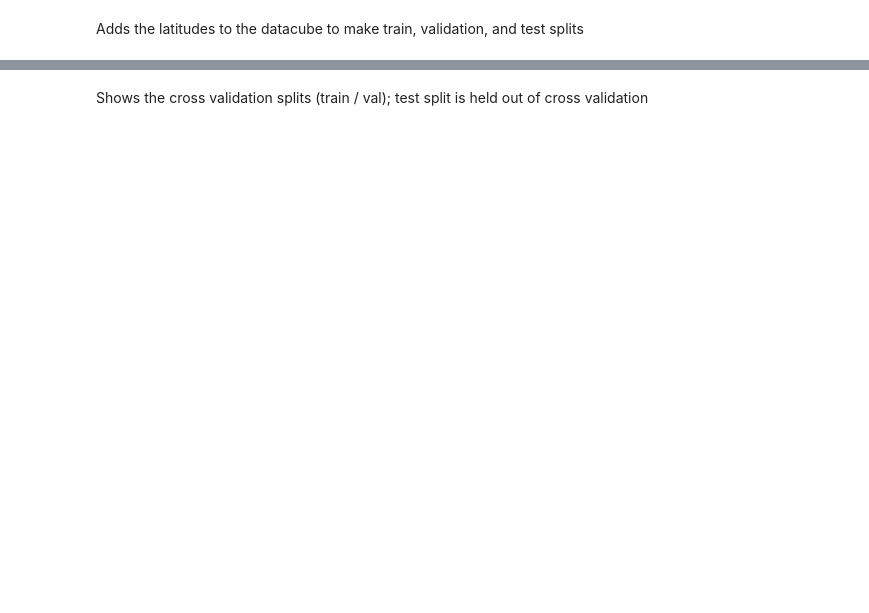
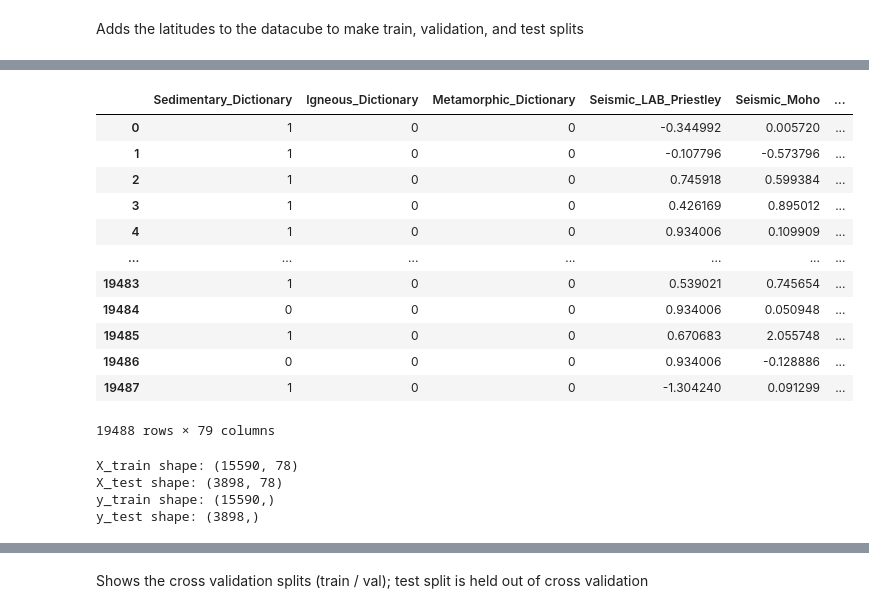
Before and after one commit to DARPA-CRITICALMAAS/sri-ta3-baselines, a Jupyter notebook: MVT_Deposit_GBM_preferred.ipynb, the cells around one changed output, grey strips where cells are left out. Saved outputs shown, nothing was run; the diff lists cells and outputs as text; code cells hidden in the pictures; blank space fills up the shorter version.

```diff
--- a/MVT_Deposit_GBM_preferred.ipynb
+++ b/MVT_Deposit_GBM_preferred.ipynb
@@ -216,0 +238,20 @@ te_df, tr_df, splits = utils.get_spatial_cross_val_idx(df_result)
+# %%
+df_the_result = pd.concat([df_result2, df_result3], axis=0)
+# %%
+df_the_result = df_the_result.reset_index(drop=True)
+df_the_result = df_the_result.sample(frac=1).reset_index(drop=True)
+df_the_result
+# %% [output]
+|  | Sedimentary_Dictionary | Igneous_Dictionary | Metamorphic_Dictionary | Seismic_LAB_Priestley | Seismic_Moho | ... |
+| 0 | 1 | 0 | 0 | -0.344992 | 0.005720 | ... |
+| 1 | 1 | 0 | 0 | -0.107796 | -0.573796 | ... |
+| 2 | 1 | 0 | 0 | 0.745918 | 0.599384 | ... |
+| 3 | 1 | 0 | 0 | 0.426169 | 0.895012 | ... |
+| 4 | 1 | 0 | 0 | 0.934006 | 0.109909 | ... |
+| ... | ... | ... | ... | ... | ... | ... |
+| 19483 | 1 | 0 | 0 | 0.539021 | 0.745654 | ... |
+| 19484 | 0 | 0 | 0 | 0.934006 | 0.050948 | ... |
+| 19485 | 1 | 0 | 0 | 0.670683 | 2.055748 | ... |
+| 19486 | 0 | 0 | 0 | 0.934006 | -0.128886 | ... |
+| 19487 | 1 | 0 | 0 | -1.304240 | 0.091299 | ... |
+19488 rows × 79 columns
@@ -216,0 +265,10 @@ te_df, tr_df, splits = utils.get_spatial_cross_val_idx(df_result)
+# %%
+print("X_train shape:", X_train.shape)
+print("X_test shape:", X_test.shape)
+print("y_train shape:", y_train.shape)
+print("y_test shape:", y_test.shape)
+# %% [output]
+X_train shape: (15590, 78)
+X_test shape: (3898, 78)
+y_train shape: (15590,)
+y_test shape: (3898,)
```
Also changed, not shown: parts of 30 cells of this notebook.
